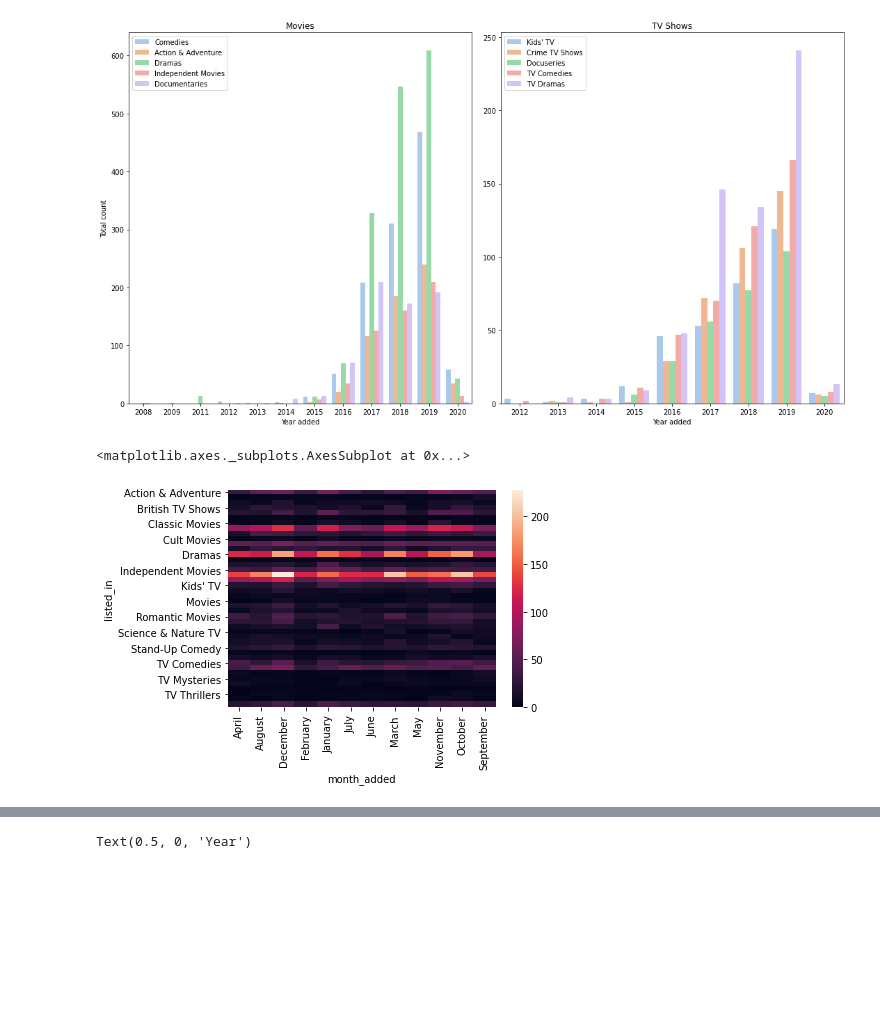
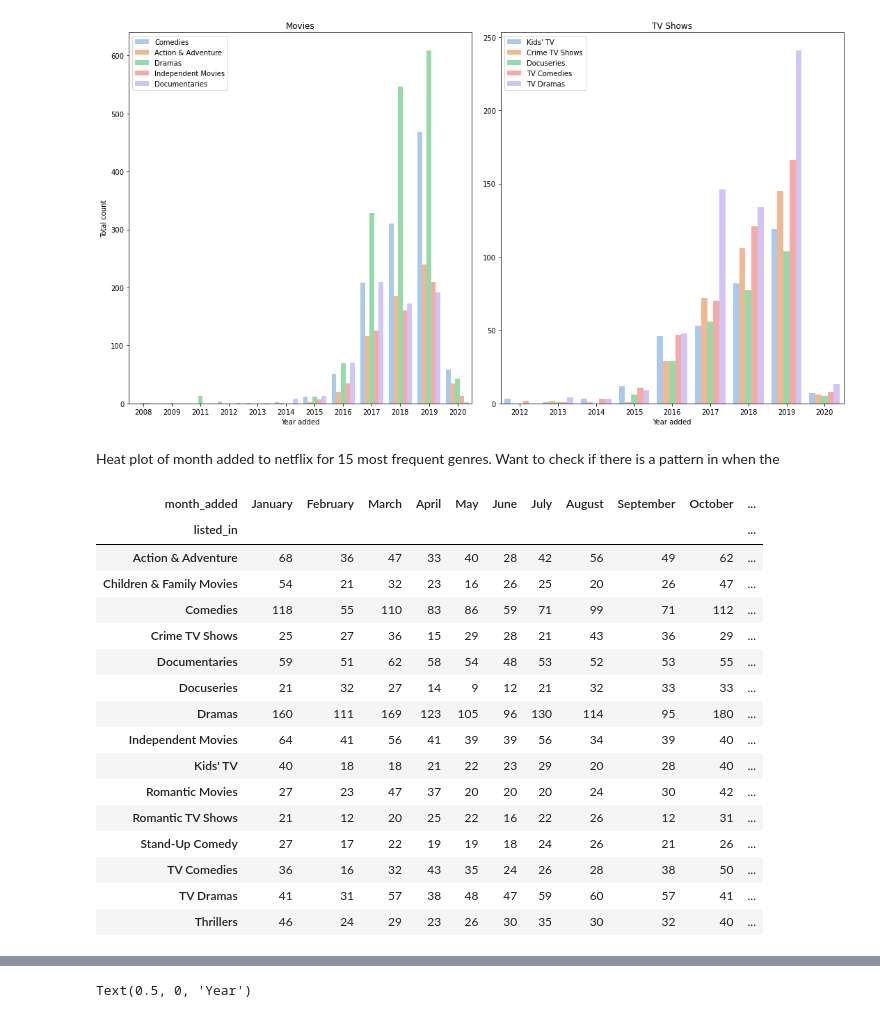
Before and after one commit to aSkailand/dat540-netflix_catalogue, a Jupyter notebook: src/netflix_genre_analysis.ipynb, the cells around one changed output, grey strips where cells are left out. Saved outputs shown, nothing was run; the diff lists cells and outputs as text; code cells hidden in the pictures; blank space fills up the shorter version.

```diff
--- a/src/netflix_genre_analysis.ipynb
+++ b/src/netflix_genre_analysis.ipynb
@@ -102,19 +107,48 @@ axes[1].legend(loc=2)
 # %% [output]
 <matplotlib.legend.Legend at 0x...>
 [figure]
-# %%
-#plt.figure(figsize=(12,6))
-#movie_genre_time = genre_time[genre_time["type"]=="TV Show"]
-month_genre = genre_time[["month_added", "listed_in"]]#.groupby('month_added')
-#months = month_genre['month_added'].unique()
-#print(months)
-months = ['January', 'February', 'March', 'April', 'May', 'June', 'July', 'August', 'September', 'October', 'November', 'December']
-group = month_genre.groupby("listed_in")
-group = group['month_added'].value_counts() #count values in month
-group = group.unstack()
-group = group.fillna(0) #fill nans with 0
-
-sns.heatmap(group)
-# %% [output]
-<matplotlib.axes._subplots.AxesSubplot at 0x...>
-[figure, removed]
+# %% [markdown]
+Heat plot of month added to netflix for 15 most frequent genres.
+Want to check if there is a pattern in when the
+# %%
+# Create a list of from dataset with month added and genre
+month_genre = genre_time[["month_added", "listed_in"]]
+
+# Get most popular genres by value_counts() and only select these from data set
+popular_genres = data_set.listed_in.str.split(', ').explode().value_counts().index[:17]
+month_genre = month_genre[month_genre.listed_in.isin(popular_genres)]
+
+# Remove International TV shows and International Movies as these are categories that does not give the genre of the movie, only that is was not made in the US. There are overrepresented in the dataset and not that interesting.
+month_genre = month_genre[month_genre.listed_in != 'International TV Shows']
+month_genre = month_genre[month_genre.listed_in != 'International Movies']
+
+# Group month added and genre and make table with value counts
+group = month_genre.groupby("listed_in")
+group = group['month_added'].value_counts() #count values in month
+group = group.unstack()
+group = group.fillna(0) #fill nans with 0
+
+# Reindex to sort months by calendar and not alphabetically
+months = ['January', 'February', 'March', 'April', 'May', 'June', 'July', 'August', 'September', 'October', 'November', 'December']
+group = group.reindex(columns=months) #sort months according to calendar
+
+# Check table
+group
+# %% [output]
+| month_added | January | February | March | April | May | June | July | August | September | October | ... |
+| listed_in |  |  |  |  |  |  |  |  |  |  | ... |
+| Action & Adventure | 68 | 36 | 47 | 33 | 40 | 28 | 42 | 56 | 49 | 62 | ... |
+| Children & Family Movies | 54 | 21 | 32 | 23 | 16 | 26 | 25 | 20 | 26 | 47 | ... |
+| Comedies | 118 | 55 | 110 | 83 | 86 | 59 | 71 | 99 | 71 | 112 | ... |
+| Crime TV Shows | 25 | 27 | 36 | 15 | 29 | 28 | 21 | 43 | 36 | 29 | ... |
+| Documentaries | 59 | 51 | 62 | 58 | 54 | 48 | 53 | 52 | 53 | 55 | ... |
+| Docuseries | 21 | 32 | 27 | 14 | 9 | 12 | 21 | 32 | 33 | 33 | ... |
+| Dramas | 160 | 111 | 169 | 123 | 105 | 96 | 130 | 114 | 95 | 180 | ... |
+| Independent Movies | 64 | 41 | 56 | 41 | 39 | 39 | 56 | 34 | 39 | 40 | ... |
+| Kids' TV | 40 | 18 | 18 | 21 | 22 | 23 | 29 | 20 | 28 | 40 | ... |
+| Romantic Movies | 27 | 23 | 47 | 37 | 20 | 20 | 20 | 24 | 30 | 42 | ... |
+| Romantic TV Shows | 21 | 12 | 20 | 25 | 22 | 16 | 22 | 26 | 12 | 31 | ... |
+| Stand-Up Comedy | 27 | 17 | 22 | 19 | 19 | 18 | 24 | 26 | 21 | 26 | ... |
+| TV Comedies | 36 | 16 | 32 | 43 | 35 | 24 | 26 | 28 | 38 | 50 | ... |
+| TV Dramas | 41 | 31 | 57 | 38 | 48 | 47 | 59 | 60 | 57 | 41 | ... |
+| Thrillers | 46 | 24 | 29 | 23 | 26 | 30 | 35 | 30 | 32 | 40 | ... |
```
Also changed, not shown: parts of 10 cells of this notebook, 1 other file.
